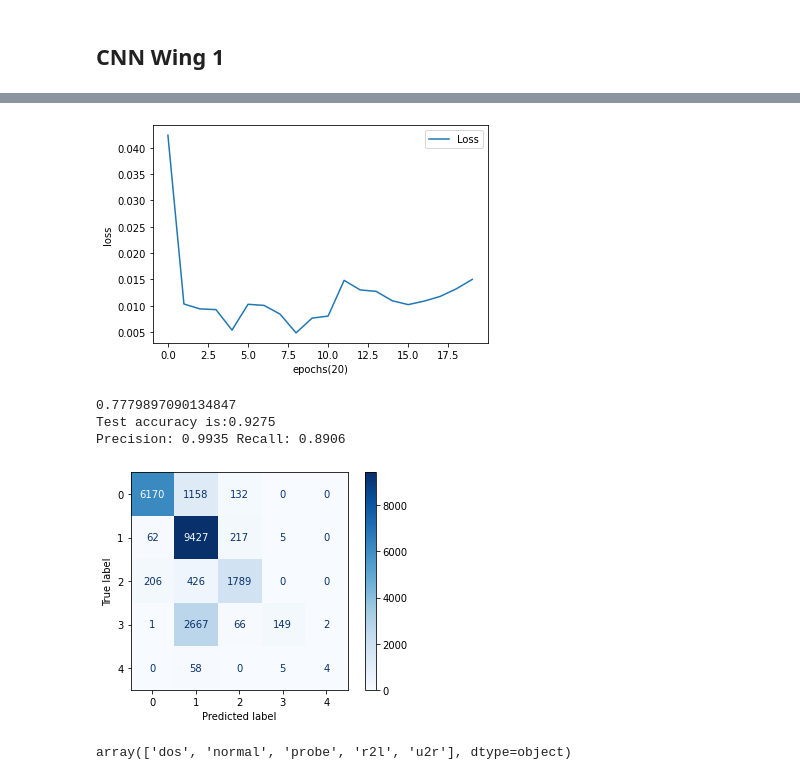
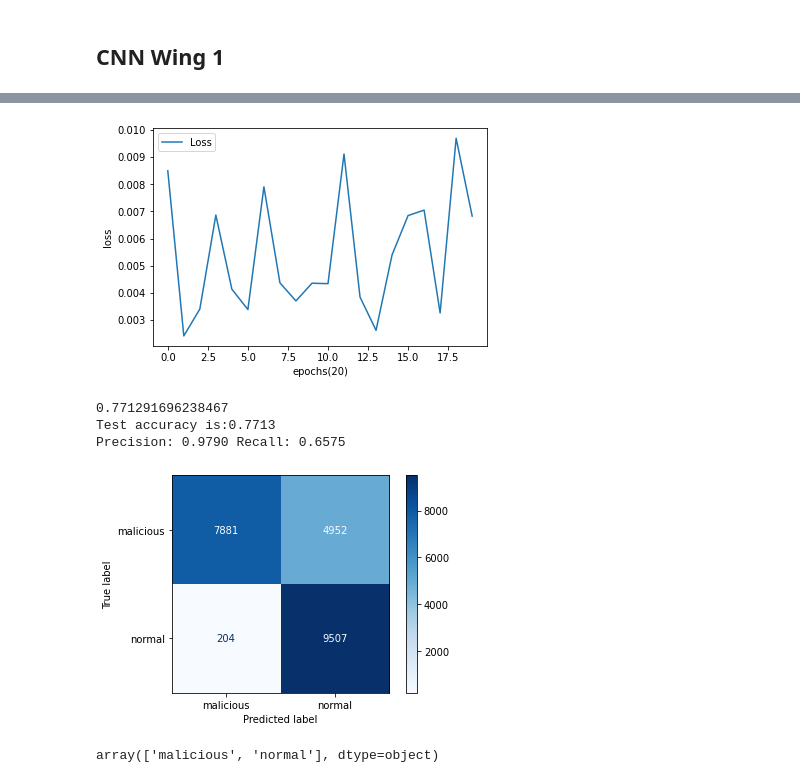
Before and after one commit to acen20/DEL, a Jupyter notebook: deep-ensemble-jet/notebooks/cnn1.ipynb, the cells around one changed output, grey strips where cells are left out. Saved outputs shown, nothing was run; the diff lists cells and outputs as text; code cells hidden in the pictures.

```diff
--- a/deep-ensemble-jet/notebooks/cnn1.ipynb
+++ b/deep-ensemble-jet/notebooks/cnn1.ipynb
@@ -124,8 +126,21 @@ u2r = ['buffer_overflow', 'loadmodule','perl','ps','rootkit','sqlattack','xterm'
 dos = ['back', 'land', 'neptune', 'smurf', 'teardrop','pod','mailbomb', 'processtable','udpstorm', 'worm','apache2']
 probe = ['ipsweep', 'nmap', 'portsweep', 'satan','saint','mscan']
 # %%
-df['41'] = df['41'].map(lambda x: 'r2l' if x in r2l else 'u2r' if x in u2r else 'dos' if x in dos else 'probe' if x in probe else x)
-df2['41'] = df2['41'].map(lambda x: 'r2l' if x in r2l else 'u2r' if x in u2r else 'dos' if x in dos else 'probe' if x in probe else x)
+df['41'] = df['41'].map(
+    lambda x: 'malicious' if x in r2l
+    else 'malicious' if x in u2r
+    else 'malicious' if x in dos
+    else 'malicious' if x in probe
+    else x
+    )
+
+df2['41'] = df2['41'].map(
+    lambda x: 'malicious' if x in r2l
+    else 'malicious' if x in u2r
+    else 'malicious' if x in dos
+    else 'malicious' if x in probe
+    else x
+    )
 # %% [markdown]
 ### Training set value counts
 # %%
@@ -207,7 +216,7 @@ class CNN1(nn.Module):
         )
 
         self.clf = nn.Sequential(
-            nn.Linear(32,5),
+            nn.Linear(32,2),
         )
 
     def forward(self, x):
@@ -260,7 +269,7 @@ plt.xlabel(f"epochs({num_epochs})")
 plt.ylabel(f"loss")
 _ = plt.legend(['Loss'])
 # %% [output]
-[figure, old version]
+[figure, new version]
 # %%
 cnn.eval()
 with torch.no_grad():
@@ -271,29 +280,29 @@ preds = np.argmax(preds, axis=1)
 # %%
 y_test = y_test.cpu()
 acc = accuracy_score(preds, y_test)
 print(acc)
-_ = ConfusionMatrixDisplay.from_predictions(y_test,preds, cmap="Blues")
+_ = ConfusionMatrixDisplay.from_predictions(y_test,preds, cmap="Blues", display_labels = le.classes_)
 from sklearn.metrics import confusion_matrix
 cm = confusion_matrix(y_test, preds)
 tn=cm[0][0] #tn
 fn=cm[0][1] #fn
 fp=cm[1][0] #fp
 tp=cm[1][1] #tp
 acc= (tp+tn)/(tp+tn+fn+fp)
 epsilon = 1e-7 # is used so that to avoid divide by zero error
 precision = tp / (tp + fp + epsilon)
 recall = tp / (tp + fn + epsilon)
 sensitivity,specificity = tp/(tp+fn),tn/(tn+fp)
 print("Test accuracy is:"+str(format(acc,'.4f')))
 print("Precision: "+str(format(precision,'.4f'))+" Recall: "+str(format(recall,'.4f')))
 # %% [output]
-0.7779897090134847
-Test accuracy is:0.9275
-Precision: 0.9935 Recall: 0.8906
+0.771291696238467
+Test accuracy is:0.7713
+Precision: 0.9790 Recall: 0.6575
-[figure, old version]
+[figure, new version]
 # %%
-le.inverse_transform([i for i in range(0,5)])
+le.inverse_transform([i for i in range(0,2)])
 # %% [output]
-array(['dos', 'normal', 'probe', 'r2l', 'u2r'], dtype=object)
+array(['malicious', 'normal'], dtype=object)
 # %%
 torch.save(cnn.state_dict(), 'cnn1.pt')
```
Also changed, not shown: parts of 4 cells of this notebook, 4 other files.
